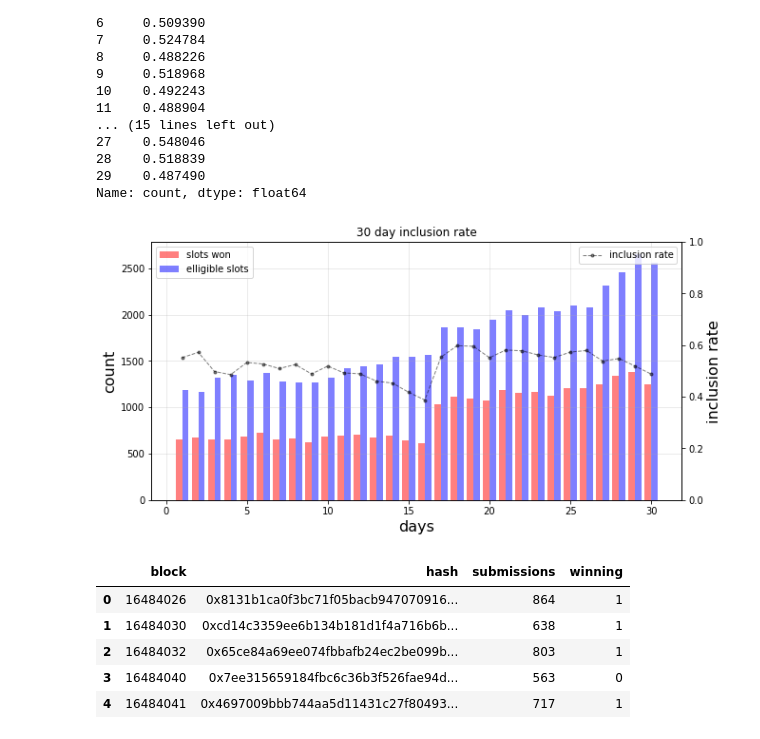
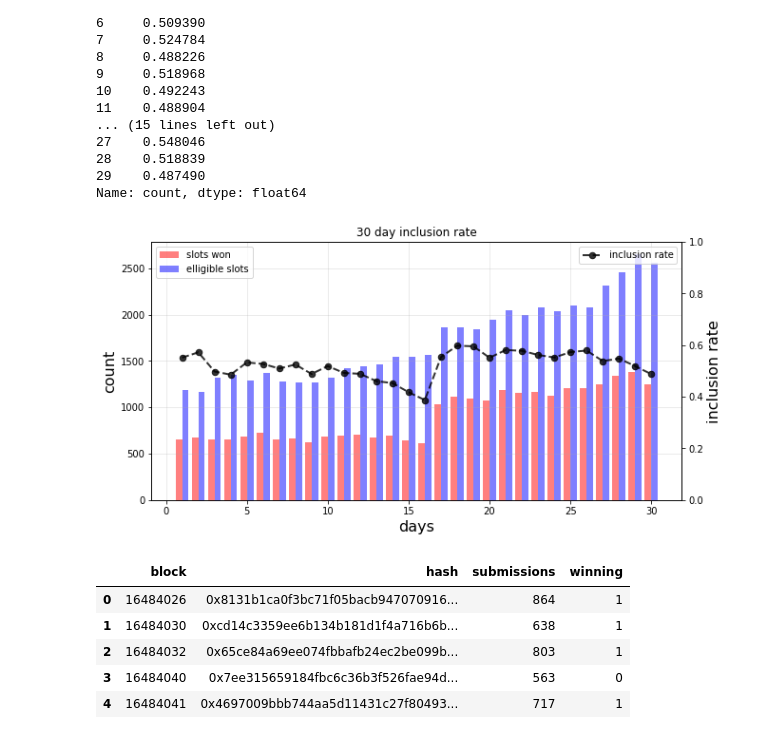
Before and after one commit to michaelneuder/relay-data, a Jupyter notebook: mainnet/inclusion.ipynb, the cells around one changed output. Saved outputs shown, nothing was run; the diff lists cells and outputs as text; code cells hidden in the pictures.

```diff
--- a/mainnet/inclusion.ipynb
+++ b/mainnet/inclusion.ipynb
@@ -30,24 +30,24 @@ Name: count, dtype: float64
 # %%
 f, ax = plt.subplots(figsize=(10,5))
 
 x=np.arange(1, 31)
 ax.bar(x-0.2, pays['count'].values, width=0.4, color='r', alpha=0.5, label='slots won')
 ax.bar(x+0.2, subs['count'].values, width=0.4, color='b', alpha=0.5, label='elligible slots')
 
 ax.set_xlabel('days', size=16)
 ax.set_ylabel('count', size=16)
 ax.grid(alpha=0.3)
 
 ax2 = ax.twinx()
-ax2.plot(x, pays['count'].values / subs['count'].values, 'k.--', linewidth=1, alpha=0.5, label='inclusion rate')
+ax2.plot(x, pays['count'].values / subs['count'].values, 'k.--', linewidth=2, alpha=0.8, label='inclusion rate', markersize=13)
 ax2.set_ylim(0, 1)
 ax2.set_ylabel('inclusion rate', size=16)
 ax.set_title('30 day inclusion rate')
 ax.legend()
 ax2.legend()
 plt.show()
 # %% [output]
-[figure, old version]
+[figure, new version]
 # %%
 s1000 = pd.read_csv('alchemy-data/sample1000.csv', delimiter=' ', names=['block', 'hash', 'submissions', 'winning'])
 s1000.head()
```
Also changed, not shown: parts of 16 cells of this notebook, 6 other files.
